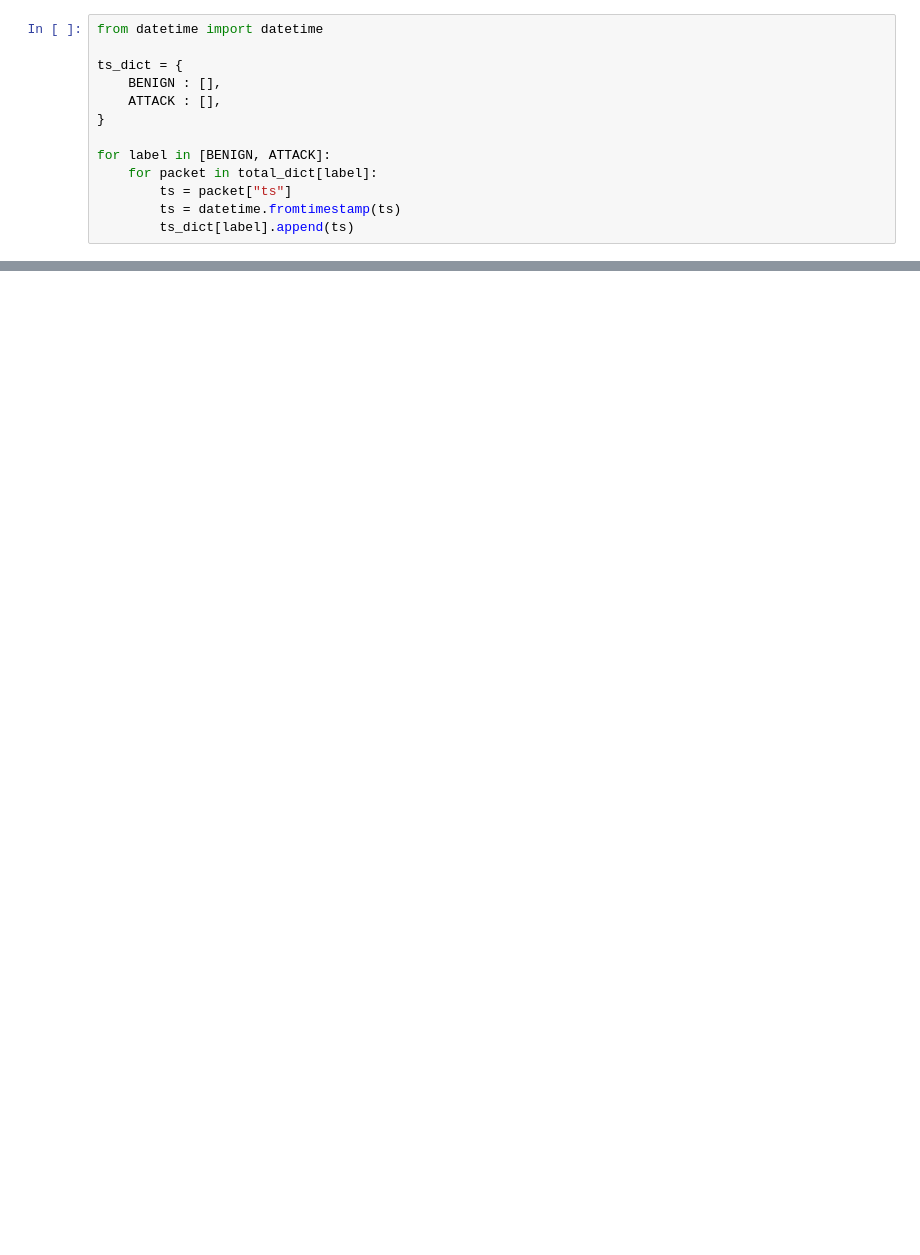
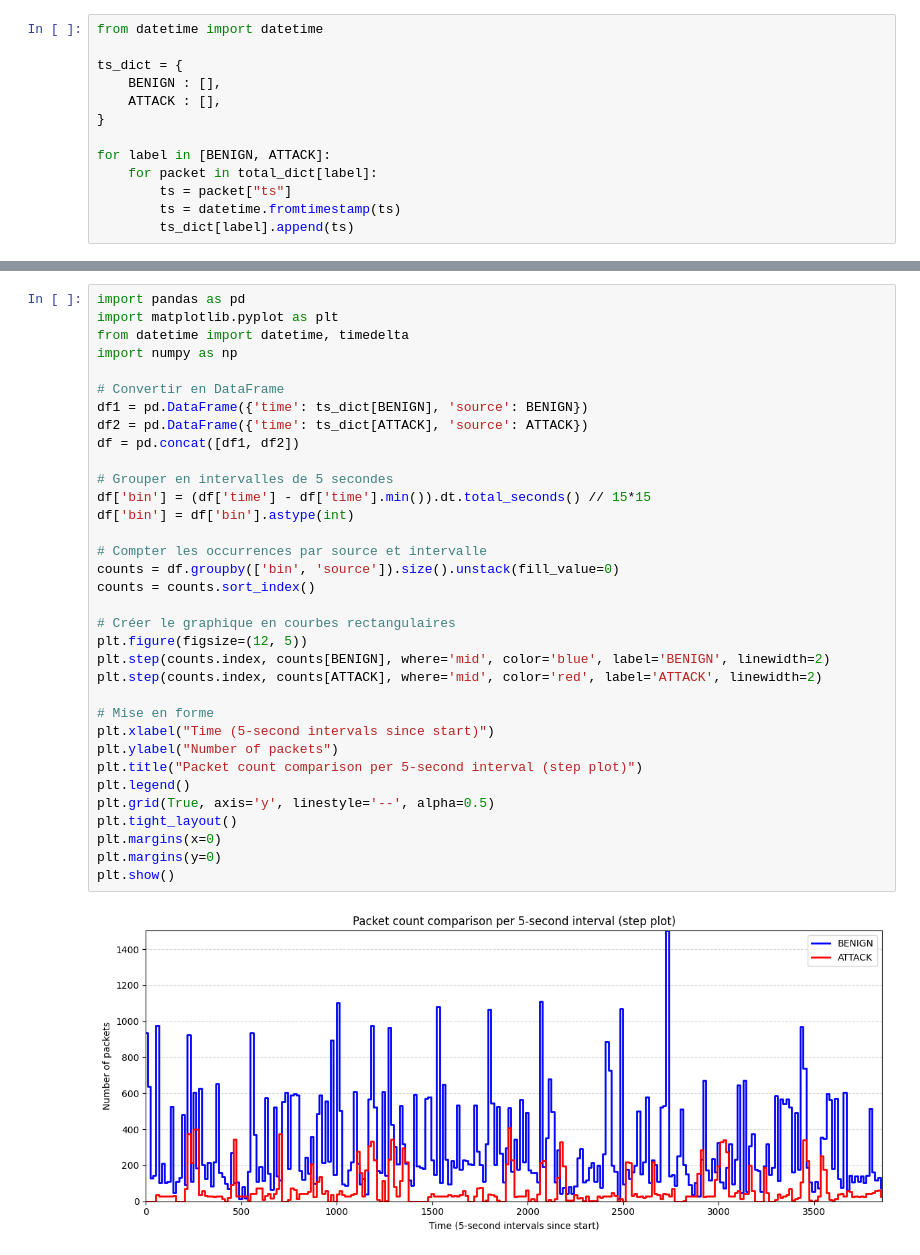
Before and after one commit to thomas-hoger/5G-Anomaly-Detection, a Jupyter notebook: notebooks/evaluation/background_noise.ipynb, the cells around one changed output, grey strips where cells are left out. Drawn from its saved outputs; the diff is of its cells as text; blank space fills up the shorter version.

```diff
--- a/notebooks/evaluation/background_noise.ipynb
+++ b/notebooks/evaluation/background_noise.ipynb
@@ -75,0 +80,36 @@ plt.show()
+# %%
+import pandas as pd
+import matplotlib.pyplot as plt
+from datetime import datetime, timedelta
+import numpy as np
+
+# Convertir en DataFrame
+df1 = pd.DataFrame({'time': ts_dict[BENIGN], 'source': BENIGN})
+df2 = pd.DataFrame({'time': ts_dict[ATTACK], 'source': ATTACK})
+df = pd.concat([df1, df2])
+
+# Grouper en intervalles de 5 secondes
+df['bin'] = (df['time'] - df['time'].min()).dt.total_seconds() // 15*15
+df['bin'] = df['bin'].astype(int)
+
+# Compter les occurrences par source et intervalle
+counts = df.groupby(['bin', 'source']).size().unstack(fill_value=0)
+counts = counts.sort_index()
+
+# Créer le graphique en courbes rectangulaires
+plt.figure(figsize=(12, 5))
+plt.step(counts.index, counts[BENIGN], where='mid', color='blue', label='BENIGN', linewidth=2)
+plt.step(counts.index, counts[ATTACK], where='mid', color='red', label='ATTACK', linewidth=2)
+
+# Mise en forme
+plt.xlabel("Time (5-second intervals since start)")
+plt.ylabel("Number of packets")
+plt.title("Packet count comparison per 5-second interval (step plot)")
+plt.legend()
+plt.grid(True, axis='y', linestyle='--', alpha=0.5)
+plt.tight_layout()
+plt.margins(x=0)
+plt.margins(y=0)
+plt.show()
+# %% [output]
+[figure, added]
```
Also changed, not shown: parts of 2 cells of this notebook, 21 other files.
